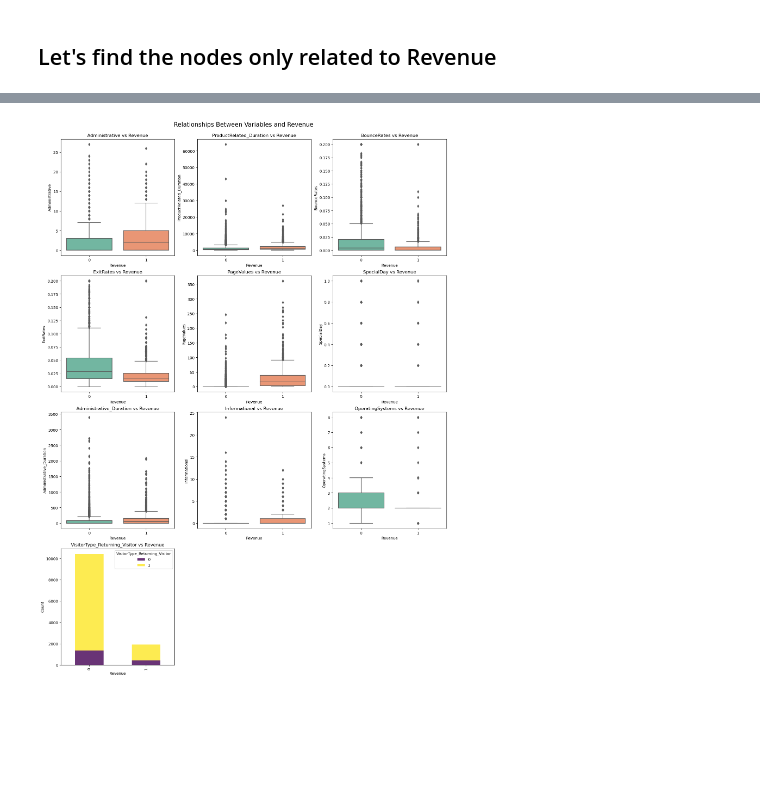
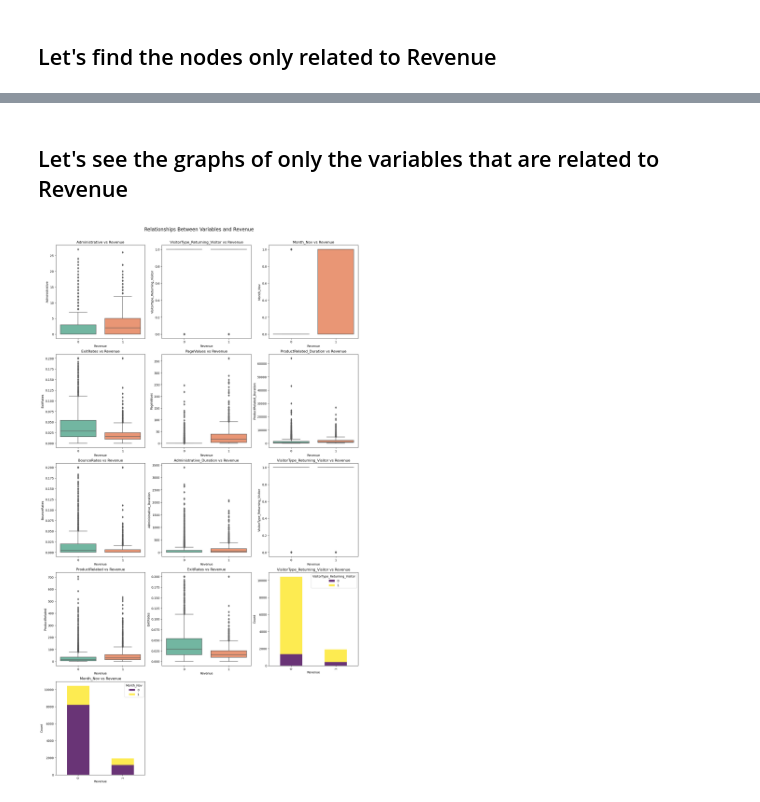
Before and after one commit to malmahasnah/causality-Q1-project, a Jupyter notebook: dsc180q1project.ipynb, the cells around one changed output, grey strips where cells are left out. Drawn from its saved outputs; the diff is of its cells as text; code cells hidden in the pictures; blank space fills up the shorter version.

Commit message:
updated with month data

```diff
--- a/dsc180q1project.ipynb
+++ b/dsc180q1project.ipynb
@@ -76,5 +175,5 @@ columns_to_use = [
 # %%
-data_encoded = pd.get_dummies(data_graph, drop_first=True)
+data_encoded = pd.get_dummies(shopper_intent, drop_first=True)
 data_encoded
 # %% [output]
 |  | Administrative | Administrative_Duration | Informational | Informational_Duration | ProductRelated | ... |
@@ -158,6 +267,7 @@ for j in range(graph_matrix.shape[0]):
         parents.add(j)
         edges.append((j, revenue_index))
     elif graph_matrix[revenue_index, j] == 1 and graph_matrix[j, revenue_index] == -1:
+        #Bidirected edge
         parents.add(j)
         children.add(j)
         edges.append((j, revenue_index))
@@ -193,7 +303,10 @@ plt.title("Causal Relationships for Revenue")
 plt.show()
 
 # Print the results
-print("Parents of Revenue:", [node_labels[i] for i in parents])
-print("Children of Revenue:", [node_labels[i] for i in children])
-print("Spouses of Revenue:", [node_labels[i] for i in spouses])
+parents = [node_labels[i] for i in parents]
+children = [node_labels[i] for i in children]
+spouses = [node_labels[i] for i in spouses]
+print("Parents of Revenue:", parents)
+print("Children of Revenue:", children)
+print("Spouses of Revenue:", spouses)
 # %% [output]
@@ -204,60 +317,54 @@ Spouses of Revenue: ['Administrative_Duration', 'Informational', 'OperatingSyste
+# %% [markdown]
+## Let's see the graphs of only the variables that are related to Revenue
 # %%
-import matplotlib.pyplot as plt
-import seaborn as sns
-
 # Define children, spouses, and discrete variable
-children = [
-    "Administrative", "ProductRelated_Duration", "BounceRates",
-    "ExitRates", "PageValues", "SpecialDay", "VisitorType_Returning_Visitor"
-]
-spouses = ["Administrative_Duration", "Informational", "OperatingSystems"]
-
 # Continuous variables
-continuous_vars = [var for var in children + spouses if var != "VisitorType_Returning_Visitor"]
+continuous_vars = [var for var in parents + children + spouses if var != "VisitorType_Returning_Visitor" or var!= "Month_Nov"]
 
 # Create a figure with subplots
-num_vars = len(children) + len(spouses)
+num_vars = len(parents) + len(children) + len(spouses)
 cols = 3  # Number of columns in the grid
-rows = -(-num_vars // cols)  # Ceiling division
+rows = 6  # Ceiling division
 fig, axes = plt.subplots(rows, cols, figsize=(15, rows * 5), constrained_layout=True)
 
 # Flatten axes for easier indexing
 axes = axes.flatten()
 
 # Plot continuous variables
 for i, var in enumerate(continuous_vars):
     sns.boxplot(x="Revenue", y=var, data=data_encoded, ax=axes[i], palette="Set2")
     axes[i].set_title(f"{var} vs Revenue")
     axes[i].set_xlabel("Revenue")
     axes[i].set_ylabel(var)
 
-# Plot discrete variable
-visitor_var = "VisitorType_Returning_Visitor"
 
-# Group data to calculate counts
-visitor_revenue_counts = data_encoded.groupby(["Revenue", visitor_var]).size().unstack()
+# Plot discrete variables
+discrete_vars = ["VisitorType_Returning_Visitor", "Month_Nov"]
+for i, var in enumerate(discrete_vars):
+    # Group data to calculate counts
+    discrete_var_counts = data_encoded.groupby(["Revenue", var]).size().unstack()
 
-# Plot stacked bar chart
-visitor_revenue_counts.plot(
-    kind="bar",
-    stacked=True,
-    colormap="viridis",
-    alpha=0.8,
-    ax=axes[len(continuous_vars)]
-)
+    # Plot stacked bar chart
+    discrete_var_counts.plot(
+        kind="bar",
+        stacked=True,
+        colormap="viridis",
+        alpha=0.8,
+        ax=axes[len(continuous_vars)+i]
+    )
 
-axes[len(continuous_vars)].set_title(f"{visitor_var} vs Revenue")
-axes[len(continuous_vars)].set_xlabel("Revenue")
-axes[len(continuous_vars)].set_ylabel(f"Count")
+    axes[len(continuous_vars)+i].set_title(f"{var} vs Revenue")
+    axes[len(continuous_vars)+i].set_xlabel("Revenue")
+    axes[len(continuous_vars)+i].set_ylabel(f"Count")
 
 # Hide any remaining empty subplots
-for j in range(len(continuous_vars) + 1, len(axes)):
+for j in range(len(continuous_vars) + len(discrete_vars), len(axes)):
     axes[j].set_visible(False)
 
 # Show the figure
 plt.suptitle("Relationships Between Variables and Revenue", fontsize=16, y=1.02)
 plt.show()
 # %% [output]
-[figure, old version]
+[figure, new version]
 # %%
 # Define columns for parents, children, and spouses
```
Also changed, not shown: parts of 22 cells of this notebook, 1 other file.
